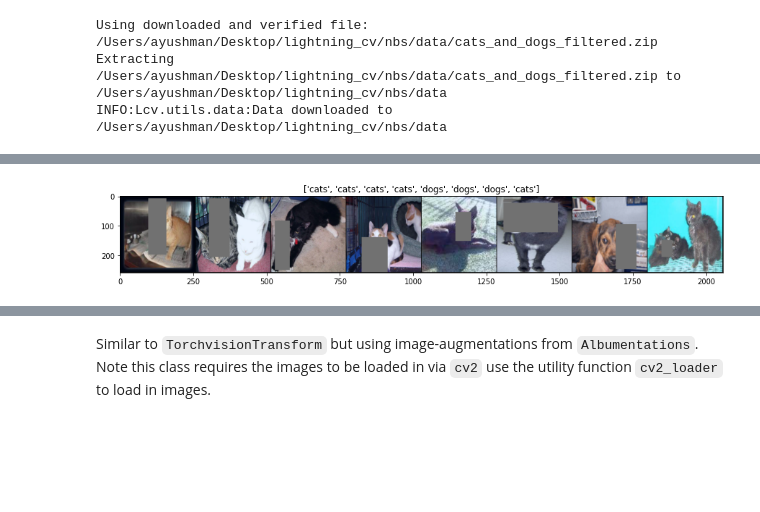
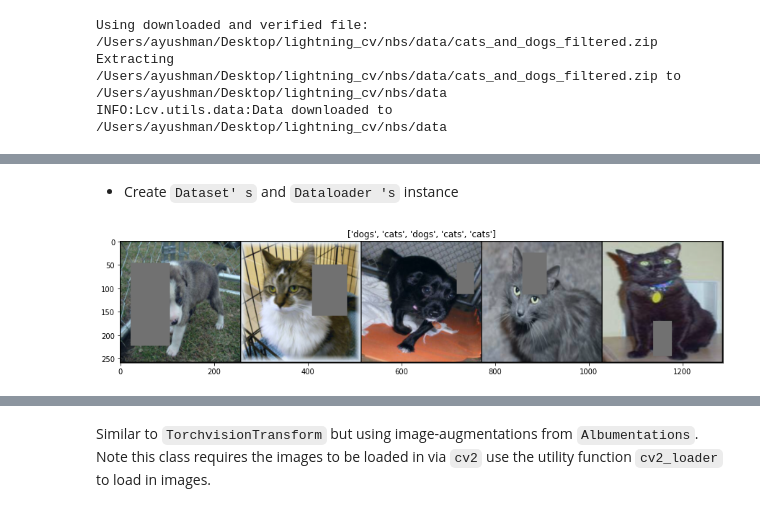
Before and after one commit to benihime91/lightning_cv, a Jupyter notebook: nbs/01a_data.transforms.ipynb, the cells around one changed output, grey strips where cells are left out. Saved outputs shown, nothing was run; the diff lists cells and outputs as text; code cells hidden in the pictures; blank space fills up the shorter version.

```diff
--- a/nbs/01a_data.transforms.ipynb
+++ b/nbs/01a_data.transforms.ipynb
@@ -121,33 +155,25 @@ Example Usage -
+# %% [markdown]
+- Create `Dataset' s` and `Dataloader 's` instance
 # %%
-IMG_SIZE = 255
-
-tfms = [
-    dict(_target_="torchvision.transforms.Resize", size=(IMG_SIZE, IMG_SIZE), interpolation=2),
-    dict(_target_="torchvision.transforms.ToTensor"),
-    dict(_target_="torchvision.transforms.Normalize", mean=IMAGENET_DEFAULT_MEAN, std=IMAGENET_DEFAULT_STD),
-    dict(_target_="torchvision.transforms.RandomErasing", p=1.0)
-]
-
-cfg = OmegaConf.create(tfms)
-
 # Load in Transformations
 tfms = TransformCatalog.get("TorchvisionTransform").from_config(cfg)
 
 ds = ImageFolder(root=f"{nbdev_path}/cats_and_dogs_filtered/train",
-                 loader=Loaders.get('pil_loader'), transform=tfms)
+                 loader=Loaders.get('pil_loader'),
+                 transform=tfms)
 
-dl = torch.utils.data.DataLoader(ds, batch_size=8, shuffle=True)
-
+dl = torch.utils.data.DataLoader(ds, batch_size=5, shuffle=True)
 
 images, targets = next(iter(dl))
 targets = targets.data.numpy()
 
 class_dict = {v:k for k,v in ds.class_to_idx.items()}
 
+# display images
 plt.figure(figsize=(15,15))
 imshow_tensor(images, title=[class_dict[t] for t in targets], normalize=True);
 # %% [output]
-[figure, old version]
+[figure, new version]
 # %%
 # export
 @TransformCatalog.register()
```
Also changed, not shown: parts of 24 cells of this notebook, 4 other files.
